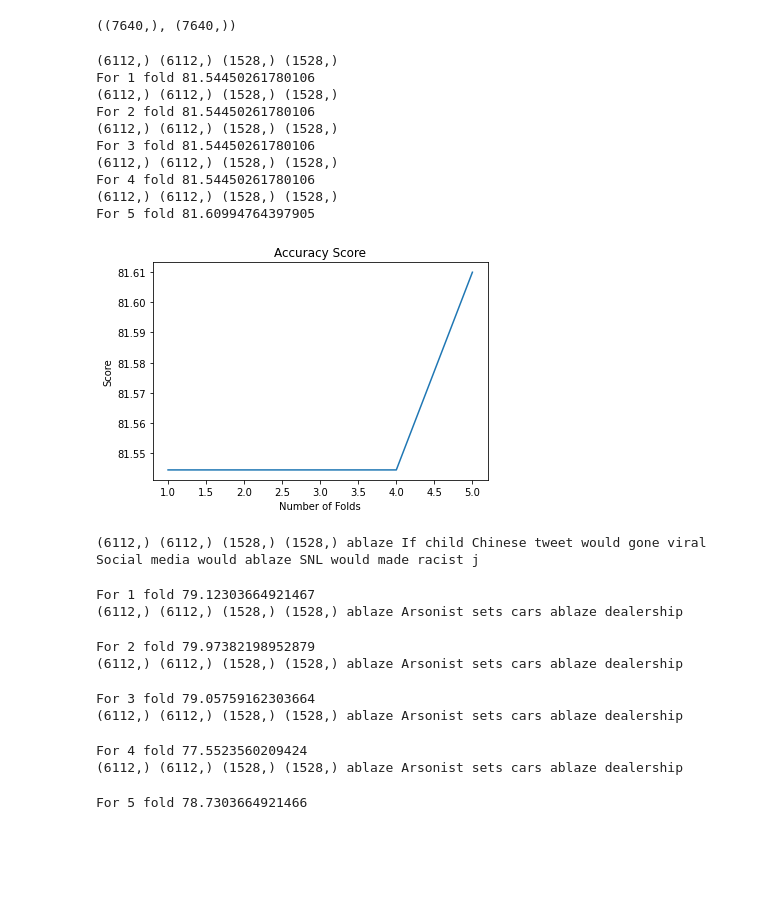
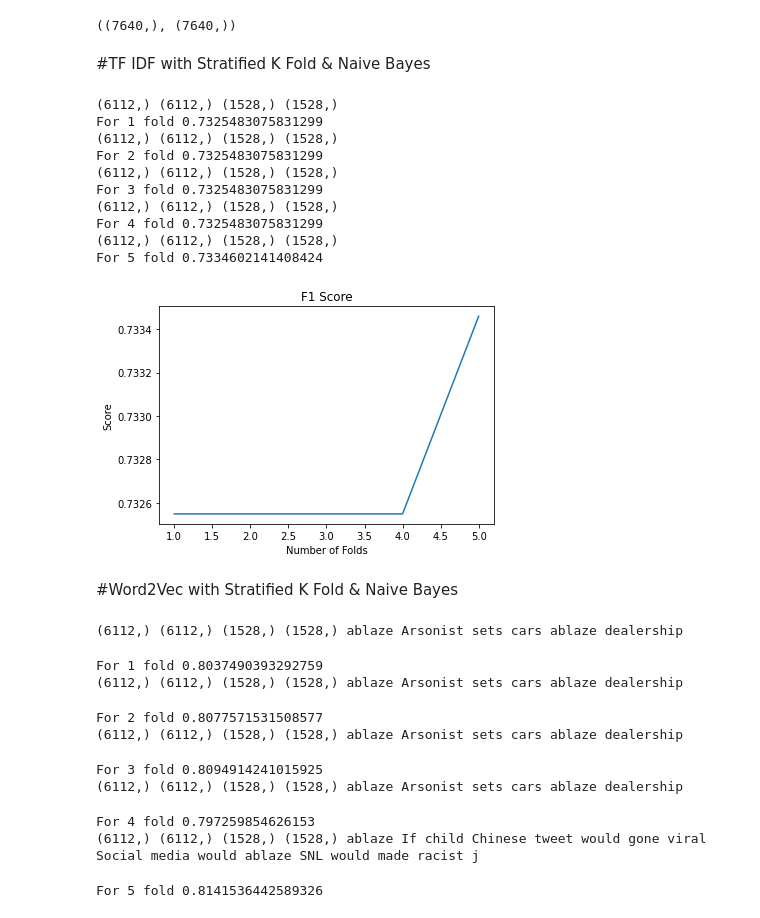
Before and after one commit to kkavyapriyanka/Keyword_verification, a Jupyter notebook: KeyWordVerification.ipynb, the cells around one changed output. Cells and saved outputs as stored; diff of their text form; code cells hidden in the pictures; blank space fills up the shorter version.

```diff
--- a/KeyWordVerification.ipynb
+++ b/KeyWordVerification.ipynb
@@ -264,42 +277,47 @@ Y=data['target']
 X.shape,Y.shape
 # %% [output]
 ((7640,), (7640,))
+# %% [markdown]
+#TF IDF with Stratified K Fold & Naive Bayes
 # %%
 skfold=StratifiedKFold(n_splits=5,shuffle=True)
 i=1
 score_vals=[]
 for trainindex,testindex in skfold.split(X,Y):
 #     print(X[2966])
     xtr,xcv=X.iloc[trainindex],X.iloc[testindex]
     ytr,ycv=Y.iloc[trainindex],Y.iloc[testindex]
     print(xtr.shape,ytr.shape,xcv.shape,ycv.shape)
     tfidf=TfidfVectorizer()
     xtr=tfidf.fit_transform(xtr.values)
     xcv=tfidf.transform(xcv.values)
     nbs=BernoulliNB(alpha=10)
     nbs.fit(xtr,ytr)
     pred=nbs.predict(xcv)
-    score=accuracy_score(ycv,pred)*100
+    # score=accuracy_score(ycv,pred)*100
+    score=f1_score(ycv,pred, average='weighted')
     print(f"For {i} fold {score}")
     score_vals.append(score)
     i+=1
 plt.plot([1,2,3,4,5],score_vals)
 plt.xlabel("Number of Folds") # Text for X-Axis
 plt.ylabel("Score") # Text for Y-Axis
-plt.title("Accuracy Score")
+plt.title("F1 Score")
 plt.show()
 # %% [output]
 (6112,) (6112,) (1528,) (1528,)
-For 1 fold 81.54450261780106
+For 1 fold 0.7325483075831299
 (6112,) (6112,) (1528,) (1528,)
-For 2 fold 81.54450261780106
+For 2 fold 0.7325483075831299
 (6112,) (6112,) (1528,) (1528,)
-For 3 fold 81.54450261780106
+For 3 fold 0.7325483075831299
 (6112,) (6112,) (1528,) (1528,)
-For 4 fold 81.54450261780106
+For 4 fold 0.7325483075831299
 (6112,) (6112,) (1528,) (1528,)
-For 5 fold 81.60994764397905
+For 5 fold 0.7334602141408424
-[figure, old version]
+[figure, new version]
+# %% [markdown]
+#Word2Vec with Stratified K Fold & Naive Bayes
 # %%
 
 def word_averaging(words):
@@ -360,21 +378,21 @@ for trainindex,testindex in skfold.split(X,Y):
     nbs=BernoulliNB(alpha=rndm.best_params_['alpha'])
     nbs.fit(Xtr_word_average,ytr)
     pred=nbs.predict(Xcv_word_average)
-    score=accuracy_score(ycv,pred)*100
+    score=f1_score(ycv,pred, average='weighted')
     score_vals.append(score)
     print(f"For {i} fold {score}")
     i+=1
 # %% [output]
-(6112,) (6112,) (1528,) (1528,) ablaze If child Chinese tweet would gone viral Social media would ablaze SNL would made racist j
+(6112,) (6112,) (1528,) (1528,) ablaze Arsonist sets cars ablaze dealership
-For 1 fold 79.12303664921467
+For 1 fold 0.8037490393292759
 (6112,) (6112,) (1528,) (1528,) ablaze Arsonist sets cars ablaze dealership
-For 2 fold 79.97382198952879
+For 2 fold 0.8077571531508577
 (6112,) (6112,) (1528,) (1528,) ablaze Arsonist sets cars ablaze dealership
-For 3 fold 79.05759162303664
+For 3 fold 0.8094914241015925
 (6112,) (6112,) (1528,) (1528,) ablaze Arsonist sets cars ablaze dealership
-For 4 fold 77.5523560209424
-(6112,) (6112,) (1528,) (1528,) ablaze Arsonist sets cars ablaze dealership
+For 4 fold 0.797259854626153
+(6112,) (6112,) (1528,) (1528,) ablaze If child Chinese tweet would gone viral Social media would ablaze SNL would made racist j
-For 5 fold 78.7303664921466
+For 5 fold 0.8141536442589326
 # %%
 plt.plot([1,2,3,4,5],score_vals)
 plt.xlabel("Number of Folds") # Text for X-Axis
```
Also changed, not shown: parts of 8 cells of this notebook.
